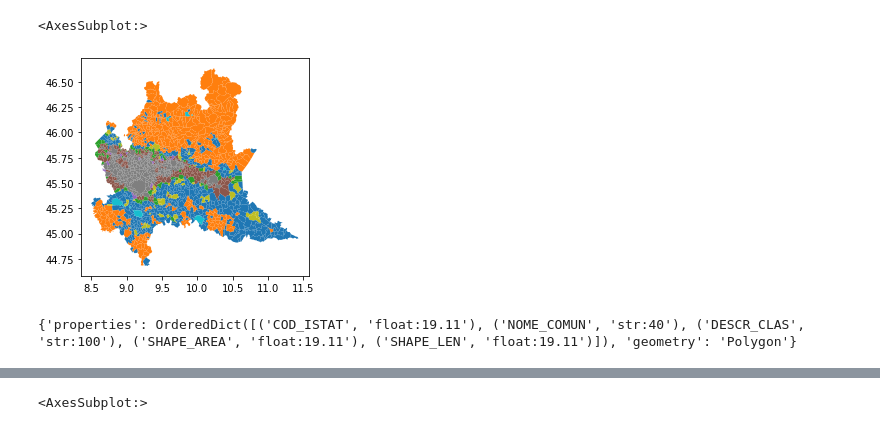
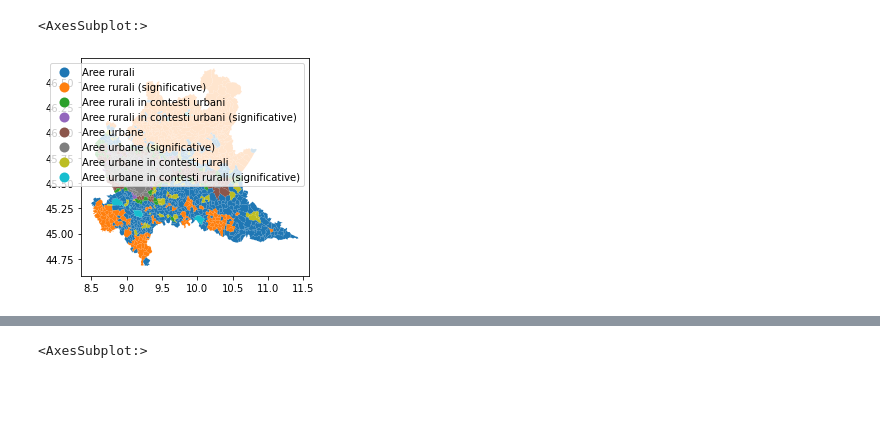
Before and after one commit to samuelexferri/unibg-statistic2, a Jupyter notebook: notebooks/agricolture_analysis.ipynb, the cells around one changed output, grey strips where cells are left out. Cells and saved outputs as stored; diff of their text form; code cells hidden in the pictures; blank space fills up the shorter version.

```diff
--- a/notebooks/agricolture_analysis.ipynb
+++ b/notebooks/agricolture_analysis.ipynb
@@ -5,0 +5,3 @@ df = gpd.read_file('..\\resources\\REGIONE_LOMBARDIA\\analisi_spaziale\\Analisi_
+# %%
+agricolture_classes_shp = gpd.read_file('..\\resources\\analisi_spaziale\\Analisi_spaziale_8classi.shp')
+agricolture_classes_shp.head()
@@ -6,13 +15,6 @@ df = gpd.read_file('..\\resources\\REGIONE_LOMBARDIA\\analisi_spaziale\\Analisi_
 # %%
-df.to_crs(epsg=4326, inplace=True)
-df.plot(column='DESCR_CLAS')
+agricolture_classes_shp.to_crs(epsg=4326, inplace=True)
+agricolture_classes_shp.plot(column='DESCR_CLAS', legend=True)
 # %% [output]
 <AxesSubplot:>
-[figure, old version]
+[figure, new version]
-# %%
-import fiona
-
-with fiona.collection('..\\resources\\REGIONE_LOMBARDIA\\analisi_spaziale\\Analisi_spaziale_4classi.shp') as source:
-    print(source.schema)
-# %% [output]
-{'properties': OrderedDict([('COD_ISTAT', 'float:19.11'), ('NOME_COMUN', 'str:40'), ('DESCR_CLAS', 'str:100'), ('SHAPE_AREA', 'float:19.11'), ('SHAPE_LEN', 'float:19.11')]), 'geometry': 'Polygon'}
```
Also changed, not shown: parts of 21 cells of this notebook.
